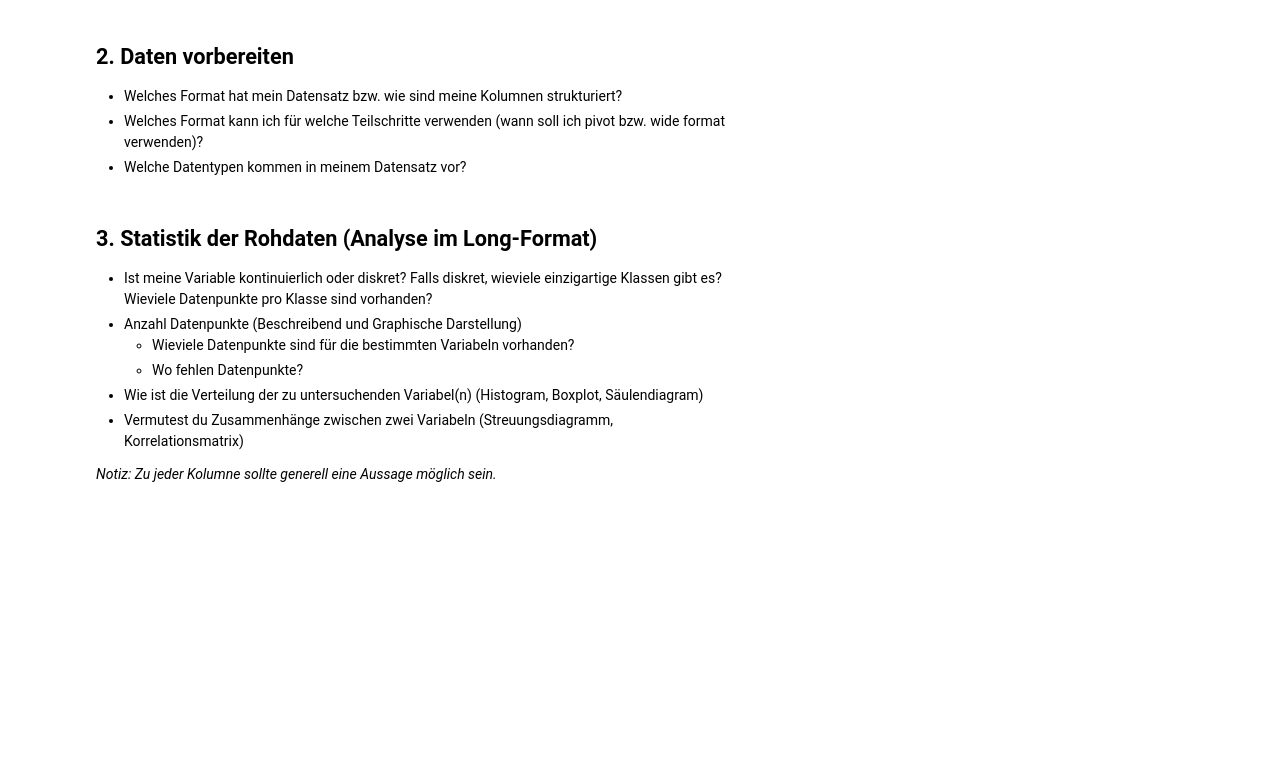
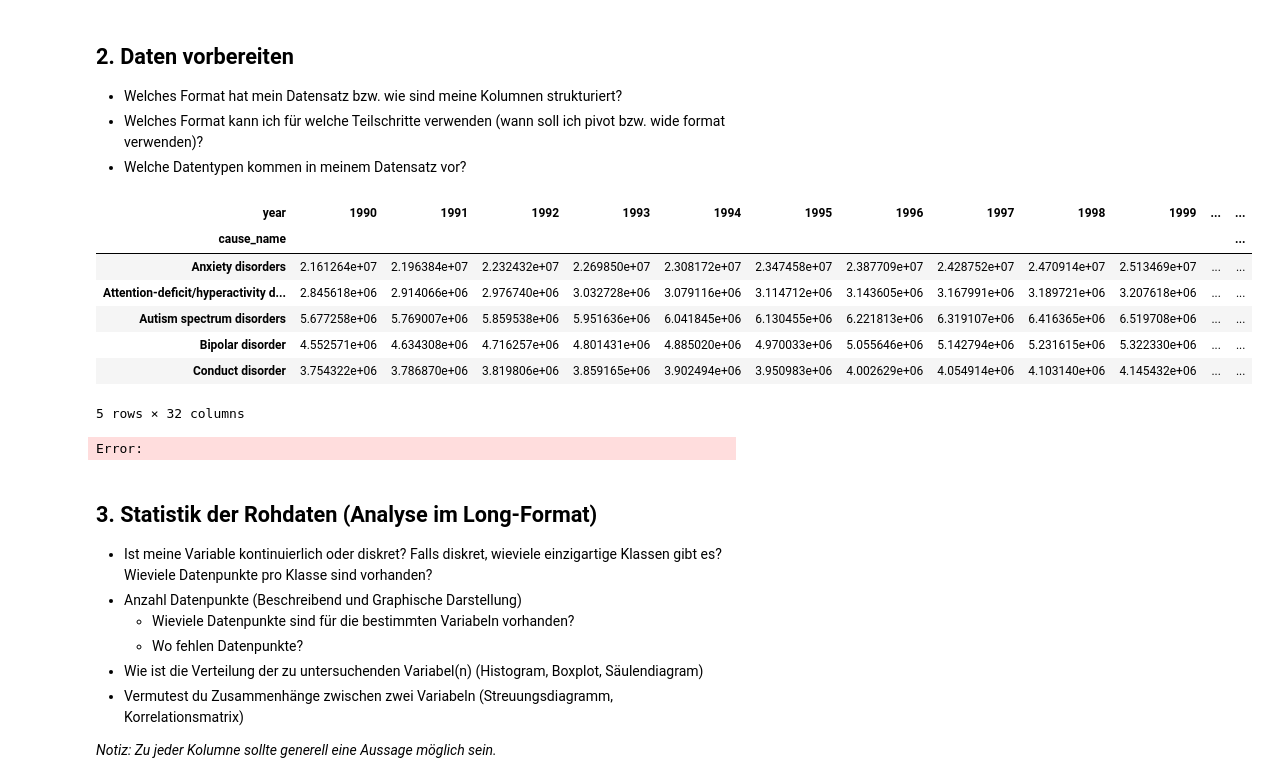
Before and after one commit to CarolinaTresch/Burden_of_Mental_Illness, a Jupyter notebook: Python LN .ipynb, the cells around one changed output. Saved outputs shown, nothing was run; the diff lists cells and outputs as text; code cells hidden in the pictures; blank space fills up the shorter version.

```diff
--- a/Python LN .ipynb
+++ b/Python LN .ipynb
@@ -40,6 +53,27 @@ from matplotlib import pyplot as plt
 - Welches Format hat mein Datensatz bzw. wie sind meine Kolumnen strukturiert?
 - Welches Format kann ich für welche Teilschritte verwenden (wann soll ich pivot bzw. wide format verwenden)?
 - Welche Datentypen kommen in meinem Datensatz vor?
+# %%
+df_dalys = df[
+    (df["measure_name"] == "DALYs (Disability-Adjusted Life Years)") &
+    (df["location_name"] == "Global") &
+    (df["sex_name"] == "Both") &
+    (df["age_name"] == "All ages") &
+    (df["metric_name"] == "Number")
+]
+
+df_pivot = df_dalys.pivot(index="cause_name", columns="year", values="val")
+df_pivot.head()
+# %% [output]
+| year | 1990 | 1991 | 1992 | 1993 | 1994 | 1995 | 1996 | 1997 | 1998 | 1999 | ... | ... |
+| cause_name |  |  |  |  |  |  |  |  |  |  |  | ... |
+| Anxiety disorders | 2.161264e+07 | 2.196384e+07 | 2.232432e+07 | 2.269850e+07 | 2.308172e+07 | 2.347458e+07 | 2.387709e+07 | 2.428752e+07 | 2.470914e+07 | 2.513469e+07 | ... | ... |
+| Attention-deficit/hyperactivity d... | 2.845618e+06 | 2.914066e+06 | 2.976740e+06 | 3.032728e+06 | 3.079116e+06 | 3.114712e+06 | 3.143605e+06 | 3.167991e+06 | 3.189721e+06 | 3.207618e+06 | ... | ... |
+| Autism spectrum disorders | 5.677258e+06 | 5.769007e+06 | 5.859538e+06 | 5.951636e+06 | 6.041845e+06 | 6.130455e+06 | 6.221813e+06 | 6.319107e+06 | 6.416365e+06 | 6.519708e+06 | ... | ... |
+| Bipolar disorder | 4.552571e+06 | 4.634308e+06 | 4.716257e+06 | 4.801431e+06 | 4.885020e+06 | 4.970033e+06 | 5.055646e+06 | 5.142794e+06 | 5.231615e+06 | 5.322330e+06 | ... | ... |
+| Conduct disorder | 3.754322e+06 | 3.786870e+06 | 3.819806e+06 | 3.859165e+06 | 3.902494e+06 | 3.950983e+06 | 4.002629e+06 | 4.054914e+06 | 4.103140e+06 | 4.145432e+06 | ... | ... |
+5 rows × 32 columns
+Error:
 # %% [markdown]
 ## 3. Statistik der Rohdaten (Analyse im Long-Format)
 - Ist meine Variable kontinuierlich oder diskret? Falls diskret, wieviele einzigartige Klassen gibt es? Wieviele Datenpunkte pro Klasse sind vorhanden?
```
Also changed, not shown: parts of 18 cells of this notebook.
